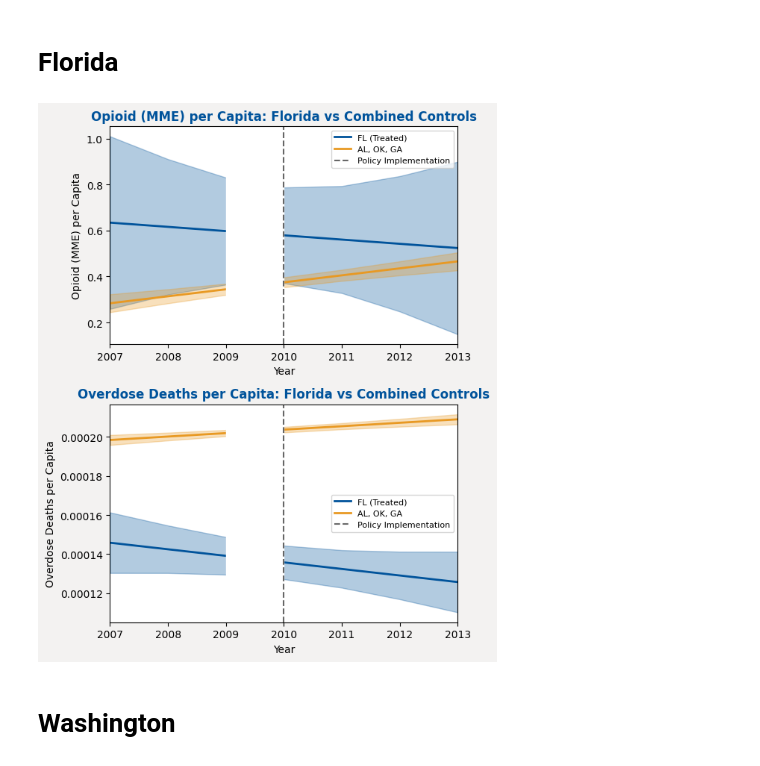
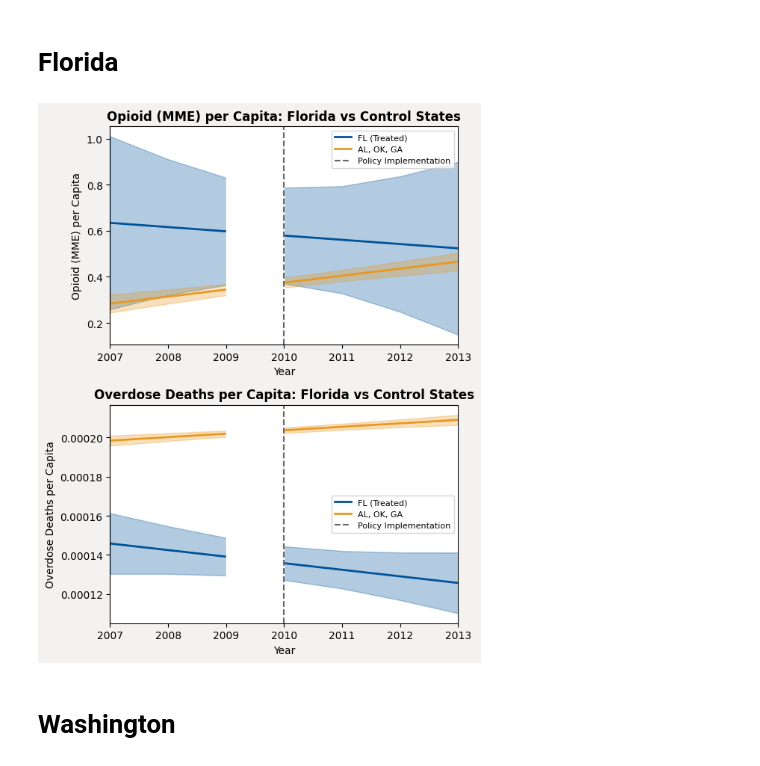
Before and after one commit to MIDS-at-Duke/opioids-2024-data-queens-king, a Jupyter notebook: difference_in_difference.ipynb, the cells around one changed output. Saved outputs shown, nothing was run; the diff lists cells and outputs as text; code cells hidden in the pictures.

```diff
--- a/difference_in_difference.ipynb
+++ b/difference_in_difference.ipynb
@@ -157,10 +157,9 @@ def create_combined_did_charts_florida(final_dataset, control_states):
         label="Policy Implementation",
     )
     axes[0].set_title(
-        "Opioid (MME) per Capita: Florida vs Combined Controls",
+        "Opioid (MME) per Capita: Florida vs Control States",
         fontsize=12,
         weight="bold",
-        color=duke_colors["blue"],
     )
 
     axes[0].legend(
@@ -211,36 +210,35 @@ def create_combined_did_charts_florida(final_dataset, control_states):
         linestyle="--",
         linewidth=1.5,
         label="Policy Implementation",
     )
     axes[1].set_title(
-        "Overdose Deaths per Capita: Florida vs Combined Controls",
+        "Overdose Deaths per Capita: Florida vs Control States",
         fontsize=12,
         weight="bold",
-        color=duke_colors["blue"],
     )
 
     axes[1].legend(
         loc="center right",
         fontsize=8,
         framealpha=0.8,
     )
 
     axes[1].set_xlim([2007, 2013])
     axes[1].set_xlabel("Year", fontsize=10, color="black", weight="normal")
     axes[1].set_ylabel(
         "Overdose Deaths per Capita", fontsize=10, color="black", weight="normal"
     )
 
     plt.tight_layout(rect=[0, 0, 1, 0.95])
     plt.show()
 
 
 control_states = ["AL", "OK", "GA"]
 create_combined_did_charts_florida(
     final_dataset=final_dataset, control_states=control_states
 )
 # %% [output]
-[figure, old version]
+[figure, new version]
 # %% [markdown]
 # Washington
 # %%
```
Also changed, not shown: parts of 1 cell of this notebook, 3 other files.
